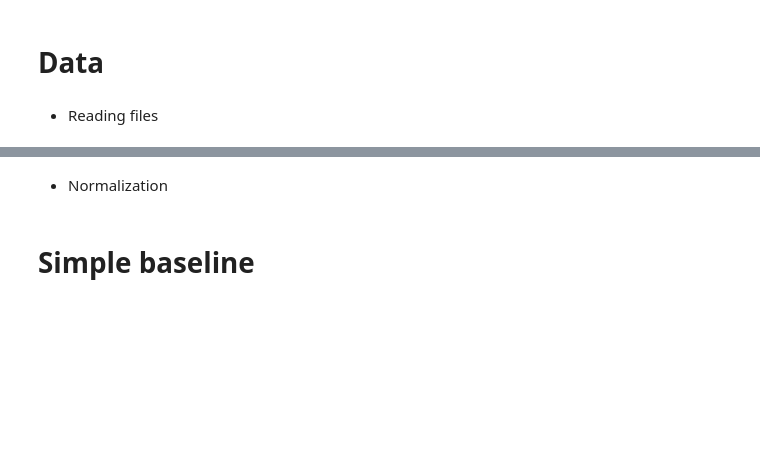
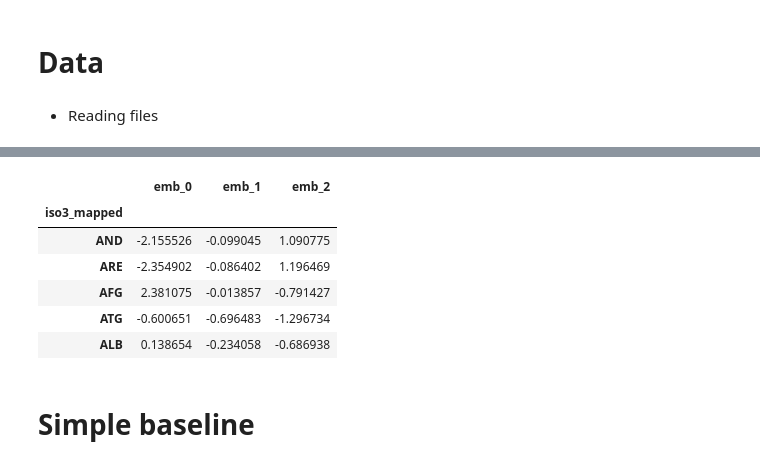
Before and after one commit to iamhaingo/migration-estimation, a Jupyter notebook: src/training_model_regression.ipynb, the cells around one changed output, grey strips where cells are left out. Saved outputs shown, nothing was run; the diff lists cells and outputs as text; code cells hidden in the pictures; blank space fills up the shorter version.

```diff
--- a/src/training_model_regression.ipynb
+++ b/src/training_model_regression.ipynb
@@ -108,15 +108,3 @@ df.sample(5)
 # %%
-def replace_iso3_with_embedding(df, embedding_dim=64):
-    le = LabelEncoder()
-    df["iso3_id"] = le.fit_transform(df["iso3"])
-    emb = nn.Embedding(
-        num_embeddings=df["iso3_id"].nunique(), embedding_dim=embedding_dim
-    )
-    with torch.no_grad():
-        embeddings = emb(torch.tensor(df["iso3_id"].values)).numpy()
-    df["iso3_encoded"] = embeddings.tolist()
-    # drop iso3_id
-    df.drop(columns=["iso3_id"], inplace=True)
-    return df, le, emb
-
-df, le, emb = replace_iso3_with_embedding(df)
+# load csv iso3 embeddings
+iso3_embeddings = pd.read_csv("../src/data/processed/embeddings_iso3_3d_mapped.csv", index_col=0)
@@ -134,2 +110,0 @@ def create_viirs_diff_column(df):
-# %% [markdown]
-- Normalization
@@ -165,3 +111,13 @@ plot_iso3_distribution(df)
+# %%
+iso3_embeddings.head()
+# %% [output]
+|  | emb_0 | emb_1 | emb_2 |
+| iso3_mapped |  |  |  |
+| AND | -2.155526 | -0.099045 | 1.090775 |
+| ARE | -2.354902 | -0.086402 | 1.196469 |
+| AFG | 2.381075 | -0.013857 | -0.791427 |
+| ATG | -0.600651 | -0.696483 | -1.296734 |
+| ALB | 0.138654 | -0.234058 | -0.686938 |
 # %%
 def plot_iso3_distribution(df):
     iso3_counts = df["iso3"].value_counts().reset_index()
```
Also changed, not shown: parts of 8 cells of this notebook, 3 other files.
